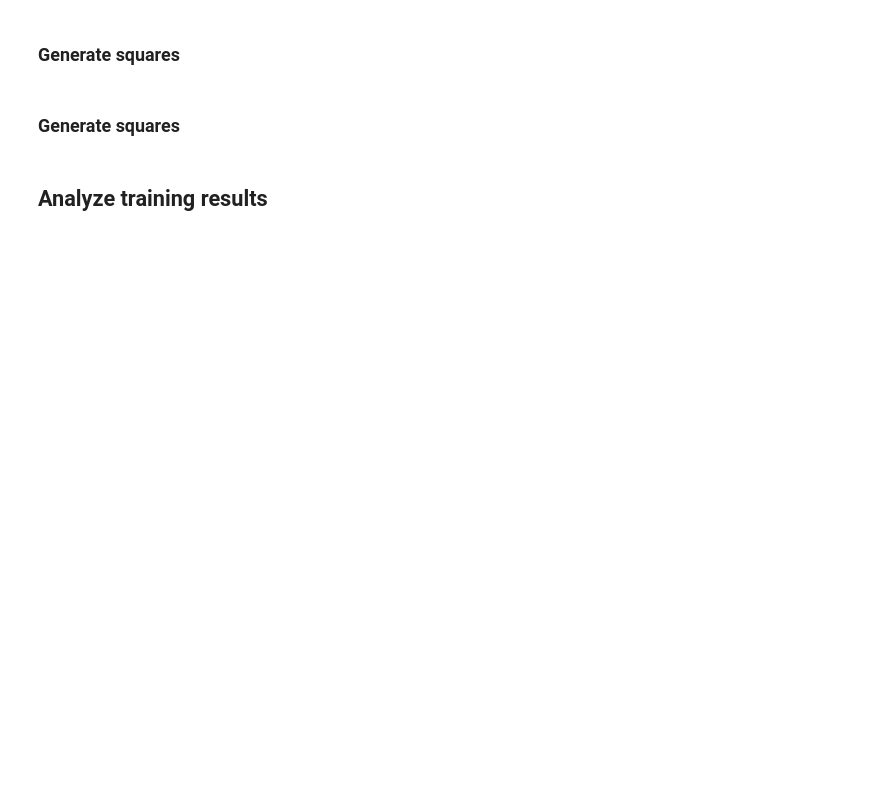
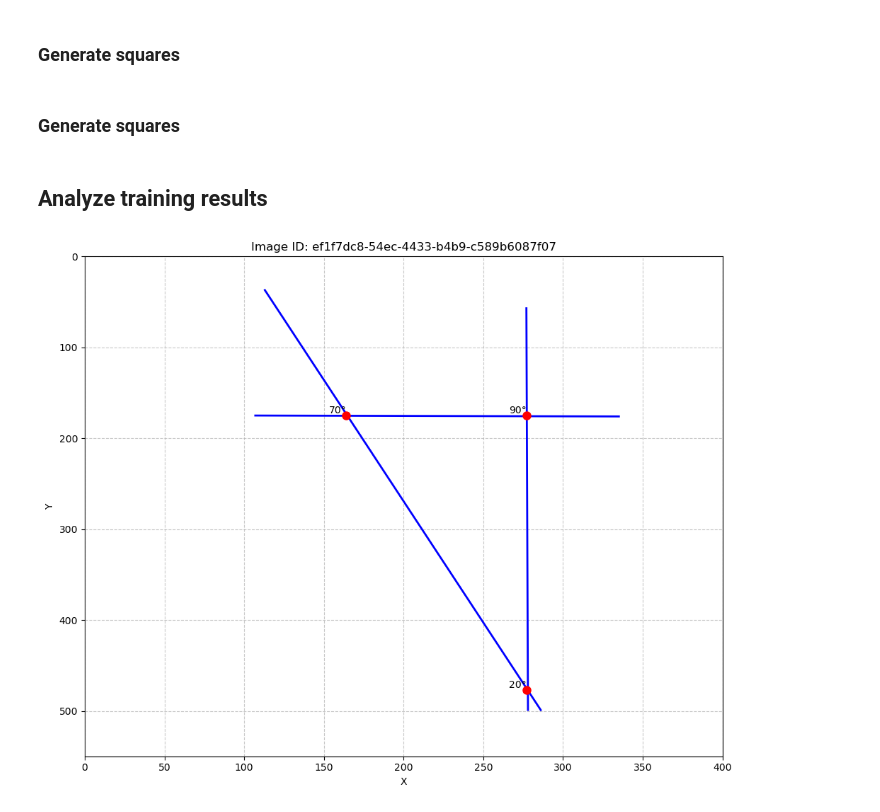
Before and after one commit to NaturalAGI-Lab/NaturalAGI, a Jupyter notebook: src/training/qualitative_features.ipynb, the cells around one changed output. Drawn from its saved outputs; the diff is of its cells as text; code cells hidden in the pictures; blank space fills up the shorter version.

```diff
--- a/src/training/qualitative_features.ipynb
+++ b/src/training/qualitative_features.ipynb
@@ -99,3 +98,101 @@ plt.tight_layout()
 
 # Show the plot
 plt.show()
+# %%
+import json
+import matplotlib.pyplot as plt
+
+# Your JSON data as a string (remove the timestamps)
+json_str = '''
+{
+	"image_id": "ef1f7dc8-54ec-4433-b4b9-c589b6087f07",
+	"lines": [
+		{
+			"id": "3b2d2653-ff9d-412e-8937-e97ec6ad6523",
+			"x1": 107,
+			"y1": 175,
+			"x2": 335,
+			"y2": 176,
+			"length": 228
+		},
+		{
+			"id": "46984248-3a59-4fc9-bd89-bcb35576bd8a",
+			"x1": 113,
+			"y1": 37,
+			"x2": 286,
+			"y2": 499,
+			"length": 493
+		},
+		{
+			"id": "71ab27aa-b1fe-4903-a52d-ab9ca57c8ac6",
+			"x1": 277,
+			"y1": 57,
+			"x2": 278,
+			"y2": 499,
+			"length": 442
+		}
+	],
+	"angle_points": [
+		{
+			"id": "b5b9172e-c762-4dde-98bd-d53a78da2243",
+			"x": 164,
+			"y": 175,
+			"angle": 70,
+			"line1": "3b2d2653-ff9d-412e-8937-e97ec6ad6523",
+			"line2": "46984248-3a59-4fc9-bd89-bcb35576bd8a"
+		},
+		{
+			"id": "97e370d6-8a0b-4abc-832a-1b0bc9c51684",
+			"x": 277,
+			"y": 175,
+			"angle": 90,
+			"line1": "3b2d2653-ff9d-412e-8937-e97ec6ad6523",
+			"line2": "71ab27aa-b1fe-4903-a52d-ab9ca57c8ac6"
+		},
+		{
+			"id": "d75ce7f0-b0a3-4e8a-bcf6-ae2eb9441ff7",
+			"x": 277,
+			"y": 477,
+			"angle": 20,
+			"line1": "46984248-3a59-4fc9-bd89-bcb35576bd8a",
+			"line2": "71ab27aa-b1fe-4903-a52d-ab9ca57c8ac6"
+		}
+	]
+}
+'''
+
+# Parse the JSON data
+data = json.loads(json_str)
+
+# Create a new figure
+plt.figure(figsize=(10, 8))
+
+# Plot lines
+for line in data['lines']:
+    plt.plot([line['x1'], line['x2']], [line['y1'], line['y2']], 'b-', linewidth=2)
+
+# Plot angle points
+for point in data['angle_points']:
+    plt.plot(point['x'], point['y'], 'ro', markersize=8)
+    plt.text(point['x'], point['y'], f"{point['angle']}°", fontsize=10, ha='right', va='bottom')
+
+# Set the axis limits
+plt.xlim(0, 400)
+plt.ylim(0, 550)
+
+# Invert the y-axis to match image coordinates
+plt.gca().invert_yaxis()
+
+# Add labels and title
+plt.xlabel('X')
+plt.ylabel('Y')
+plt.title(f"Image ID: {data['image_id']}")
+
+# Add a grid
+plt.grid(True, linestyle='--', alpha=0.7)
+
+# Show the plot
+plt.tight_layout()
+plt.show()
+# %% [output]
+[figure, added]
```
Also changed, not shown: parts of 1 cell of this notebook, 35 other files.
